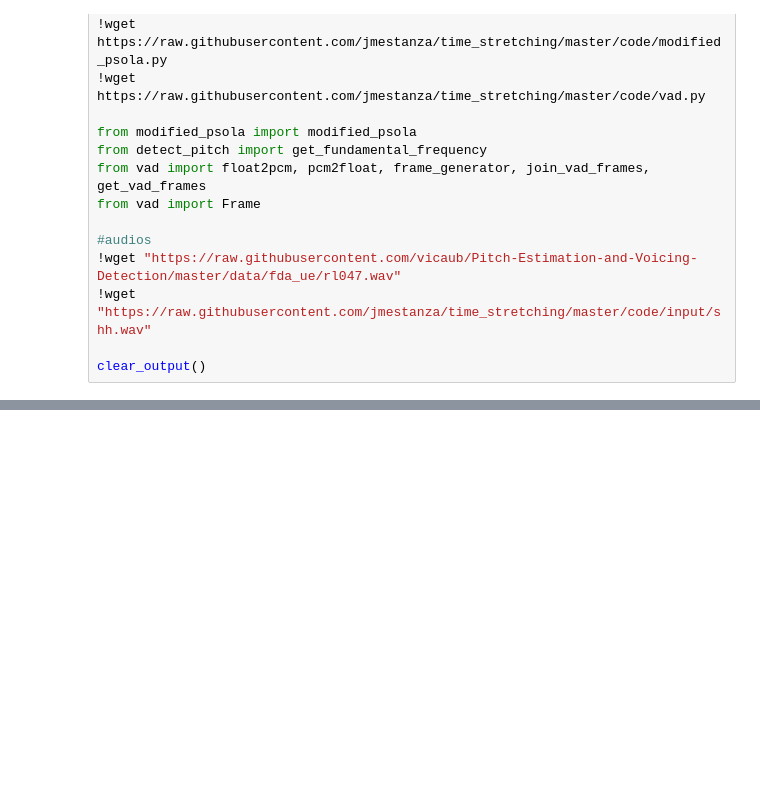
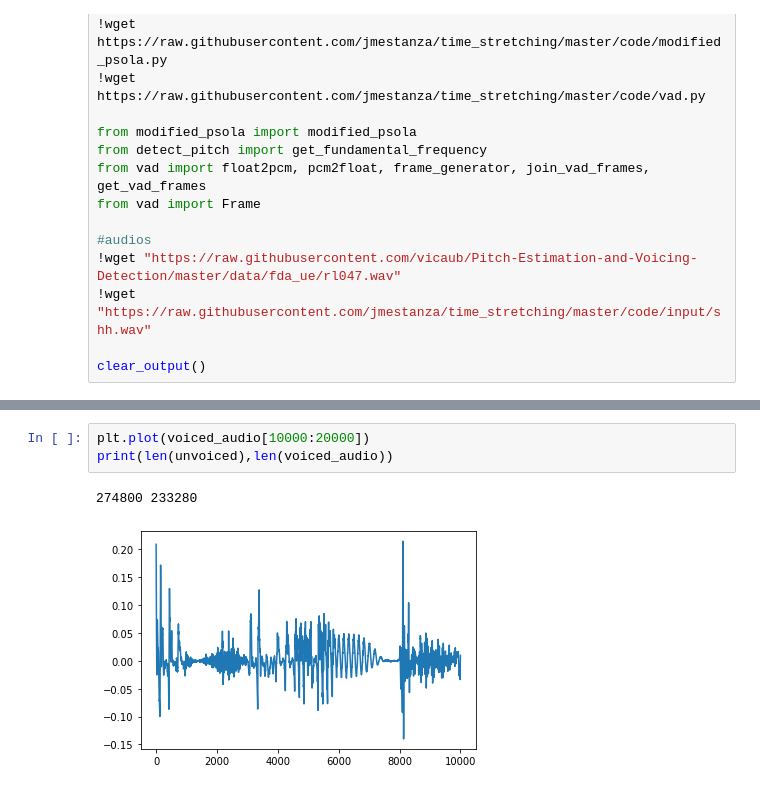
Before and after one commit to jmestanza/time_stretching, a Jupyter notebook: code/test_con_no_sonoro.ipynb, the cells around one changed output, grey strips where cells are left out. Saved outputs shown, nothing was run; the diff lists cells and outputs as text; blank space fills up the shorter version.

```diff
--- a/code/test_con_no_sonoro.ipynb
+++ b/code/test_con_no_sonoro.ipynb
@@ -94,0 +160,6 @@ print(len(voiced_audio),len(test))
+# %%
+plt.plot(voiced_audio[10000:20000])
+print(len(unvoiced),len(voiced_audio))
+# %% [output]
+274800 233280
+[figure, added]
```
Also changed, not shown: parts of 6 cells of this notebook.
